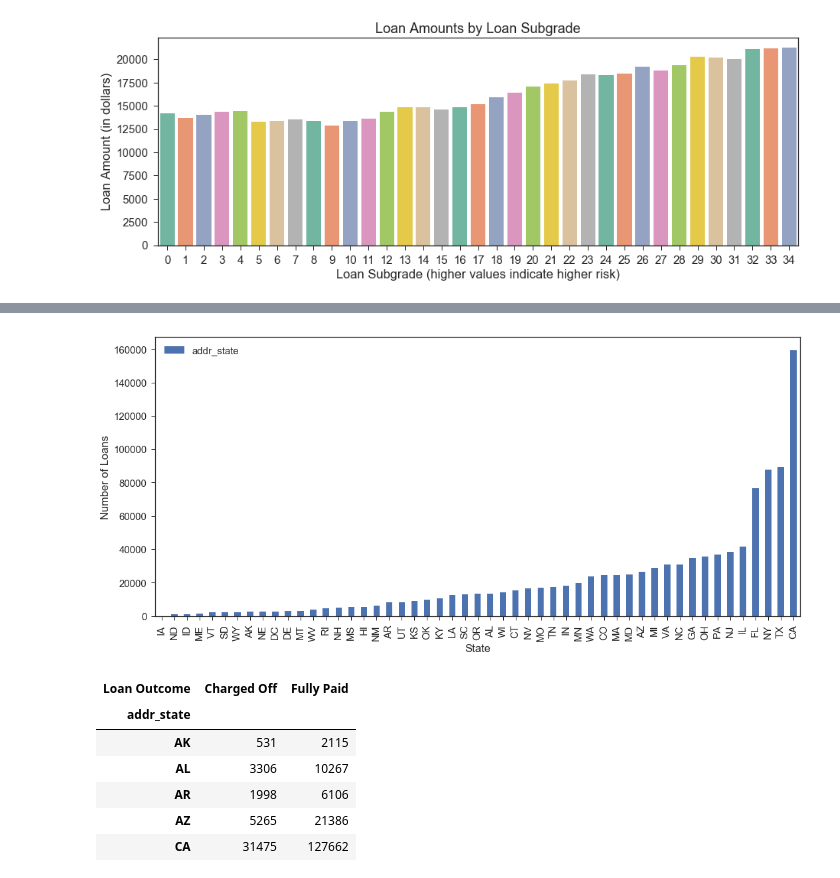
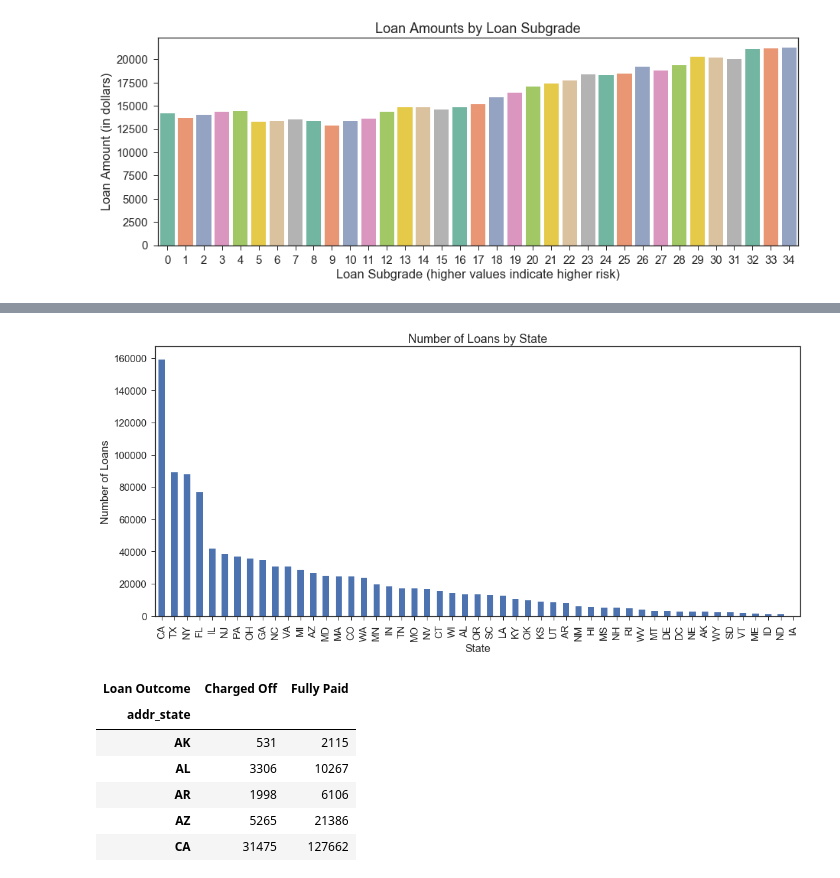
Before and after one commit to daniellecrumley/LendingClubProject, a Jupyter notebook: notebooks/EDA.ipynb, the cells around one changed output, grey strips where cells are left out. Cells and saved outputs as stored; diff of their text form; code cells hidden in the pictures.

```diff
--- a/notebooks/EDA.ipynb
+++ b/notebooks/EDA.ipynb
@@ -92,11 +105,12 @@ Again, we see that lower (less risky) subgrades tend to be associated with lower
 # %%
-loan_origin=pd.DataFrame(loan_df.groupby('addr_state')['addr_state'].agg('count').sort_values(ascending=True))
-loan_origin.plot(kind='bar', figsize=(15,7))
+loan_origin=pd.DataFrame(loan_df.groupby('addr_state')['addr_state'].agg('count').sort_values(ascending=False))
+loan_origin.plot(kind='bar', figsize=(15,7), legend=False)
 plt.xlabel('State')
 plt.ylabel('Number of Loans')
+plt.title('Number of Loans by State')
 plt.tight_layout()
 # %% [output]
-[figure, old version]
+[figure, new version]
 # %%
 adress_loan = ['addr_state', 'Loan Outcome']
 cm = sns.light_palette("green", as_cmap=True)
```
Also changed, not shown: parts of 31 cells of this notebook, 9 other files.
